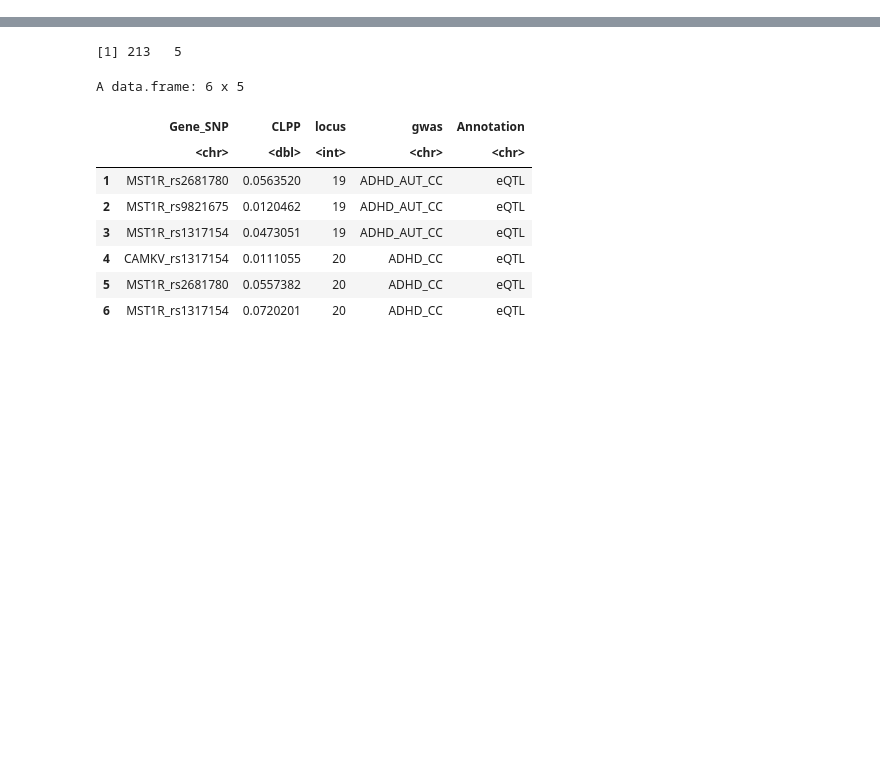
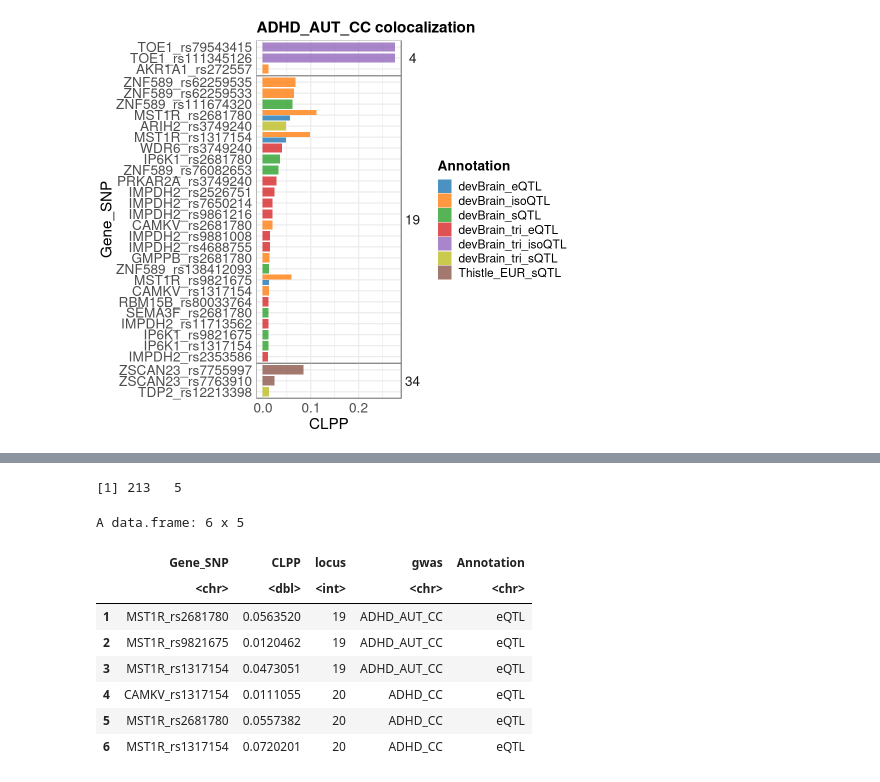
Before and after one commit to gandallab/ipsych_xGWAS_fetal_coloc, a Jupyter notebook: analysis.ipynb, the cells around one changed output, grey strips where cells are left out. Saved outputs shown, nothing was run; the diff lists cells and outputs as text; code cells hidden in the pictures; blank space fills up the shorter version.

```diff
--- a/analysis.ipynb
+++ b/analysis.ipynb
@@ -26,0 +215,2 @@ setwd("../out/")
+# %%
+df_all <- do.call(rbind, new_dataframes)
@@ -26,0 +229,9 @@ setwd("../out/")
+# %%
+# keep protein_coding genes
+gtf <- fread("~/project-gandalm/isoform_twas/salmon/gencode.v33lift37.annotation.gene.info.tsv", data.table = F)
+gtf <- gtf %>% filter(V11 == "protein_coding")
+# %%
+# filter for protein_coding genes only
+dim(df_all)
+df_all <- df_all %>% filter(Gene %in% gtf$V12)
+dim(df_all)
@@ -26,0 +261,36 @@ setwd("../out/")
+# %%
+df_order <- df_all %>%
+            filter(GWAS == "ADHD_AUT_CC")
+
+df_order <- df_order %>%
+      arrange(Gene_SNP, Locus, Annotation, -CLPP) %>%
+      distinct(Gene_SNP, Locus, Annotation, .keep_all = TRUE)
+
+df_order <- df_order %>%
+            group_by(Locus) %>%
+            mutate(top = max(CLPP)) %>%
+            arrange(top, CLPP) %>%
+            as.data.frame()
+
+df_order <- df_order %>% mutate(Gene_SNP = factor(Gene_SNP, levels = unique(Gene_SNP)))
+df_order <- df_order %>% mutate(Locus = factor(Locus, levels = unique(Locus)))
+df_order$Locus <- fct_rev(df_order$Locus)
+
+options(repr.plot.width = 8, repr.plot.height = 7)
+
+ggplot(df_order, aes(x = CLPP, y = Gene_SNP, fill = Annotation)) +
+    geom_bar(stat = "identity", width = 0.8, position = position_dodge(width = 1)) +
+    facet_grid(Locus ~ ., scales = "free", space = "free") +
+    theme_minimal() +
+    labs(x = "CLPP", y = "Gene_SNP", title = "ADHD_AUT_CC colocalization") +
+    theme(axis.text = element_text(size = 16),
+          axis.title = element_text(size = 18),
+          plot.title = element_text(size = 18, face = "bold"),
+          legend.title = element_text(size = 16, face = "bold"),
+          legend.text = element_text(size = 14),
+          strip.text.y = element_text(angle = 0, size = 16),
+          panel.spacing = unit(0,"pt"),
+          panel.border = element_rect(colour="grey50", fill = NA)) +
+    scale_fill_manual(values = mypal)
+# %% [output]
+[figure, added]
```
Also changed, not shown: parts of 79 cells of this notebook, 53 other files.
